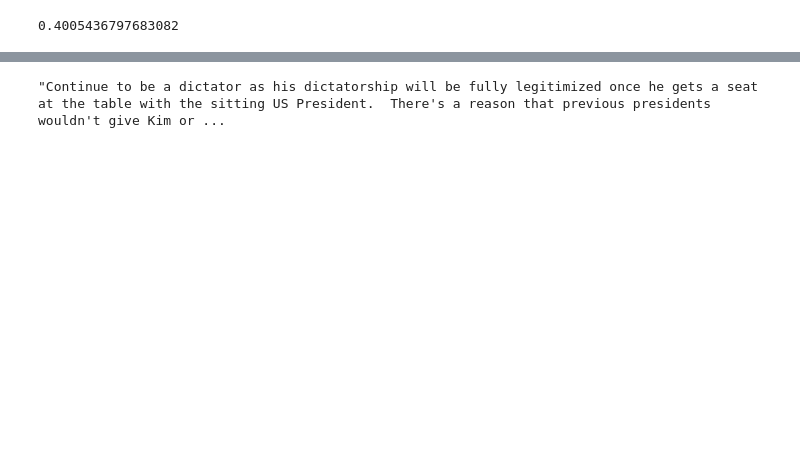
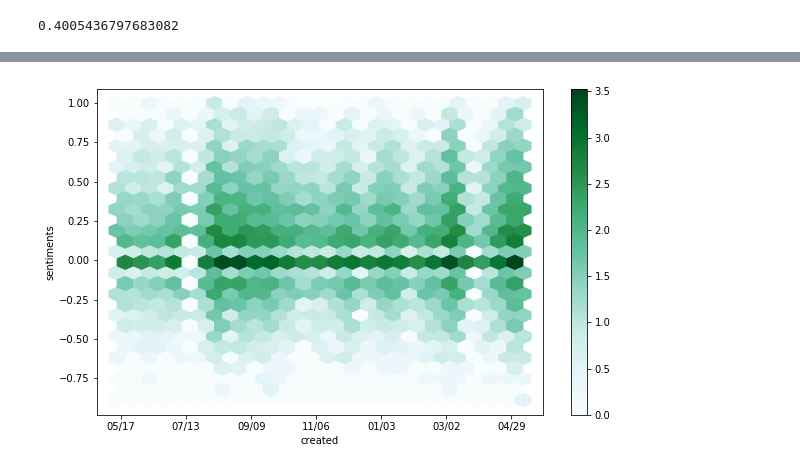
Before and after one commit to avarchy/Final15388, a Jupyter notebook: bl_sentiment.ipynb, the cells around one changed output, grey strips where cells are left out. Drawn from its saved outputs; the diff is of its cells as text; code cells hidden in the pictures; blank space fills up the shorter version.

```diff
--- a/bl_sentiment.ipynb
+++ b/bl_sentiment.ipynb
@@ -156,7 +148 @@ print(SA.predict([test, test2, test3, test4, test5, test6, test7, test8]))
   0.          0.        ]
-# %%
-import pickle
-with io.open('firsttry.p', 'rb') as f:
-    p = pickle.load(f)
-# %% [output]
-"Continue to be a dictator as his dictatorship will be fully legitimized once he gets a seat at the table with the sitting US President.  There's a reason that previous presidents wouldn't give Kim or ...
@@ -165 +155,13 @@ p['trust_score'] = SA.predict(p['body'])
+# %%
+from datetime import datetime
+pl_df = df.copy()
+pl_df["created"] = df.created.astype(np.int64)
+
+fig, ax = plt.subplots(figsize=(10,6))
+pl_df.plot.hexbin(x='created', y='sentiments', ax=ax, gridsize=25, reduce_C_function=np.max, bins='log')
+ax.set_xticklabels([datetime.fromtimestamp(ts / 1e9).strftime('%m/%d') for ts in ax.get_xticks()])
+fig.savefig('chart.png')
+plt.show()
+# %% [output]
+[figure, added]
 # %%
```
Also changed, not shown: parts of 10 cells of this notebook, 3 other files.
